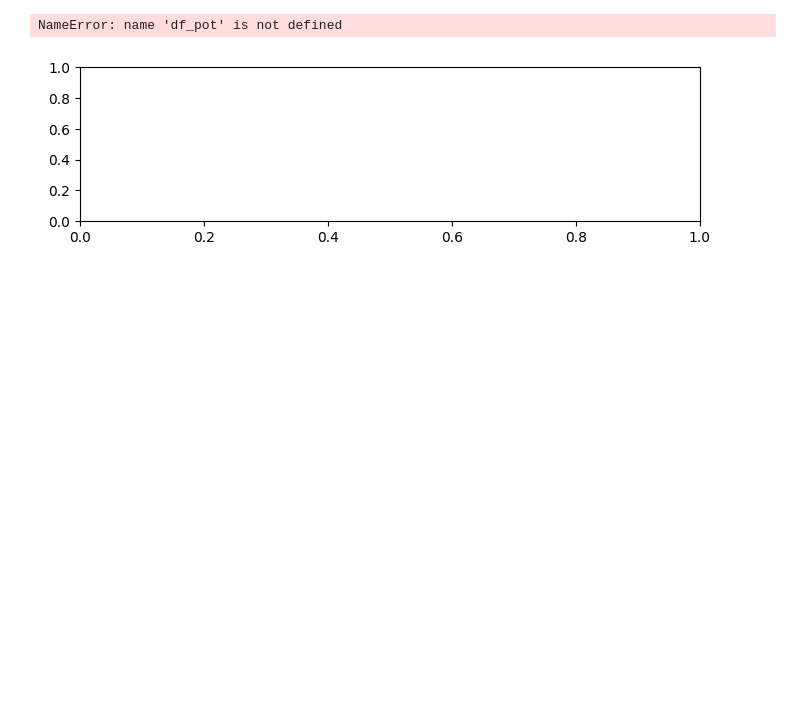
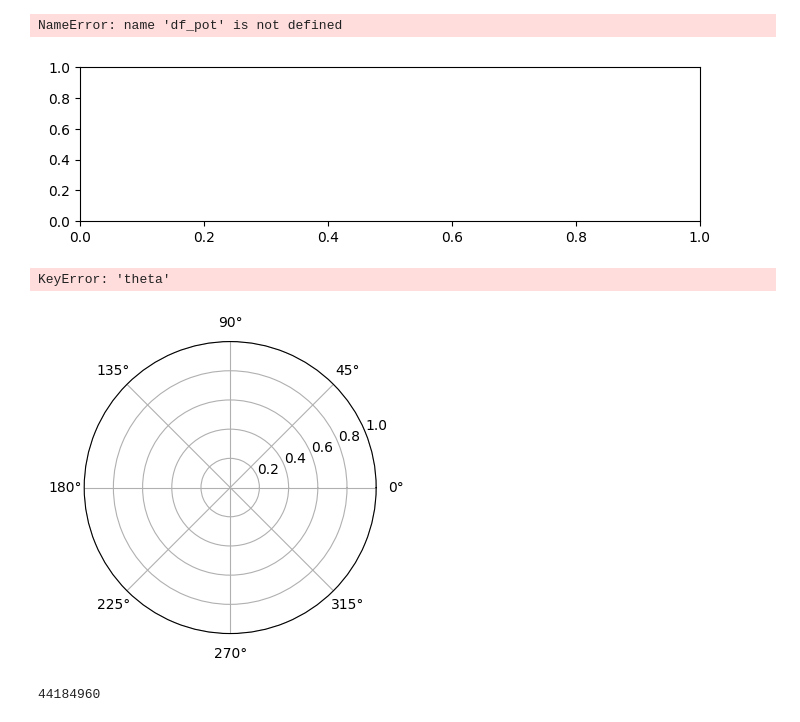
Before and after one commit to Astech34/IMEF, a Jupyter notebook: imef-statistics/edi_dis_spatial_dist_plot.ipynb, the cells around one changed output. Drawn from its saved outputs; the diff is of its cells as text; code cells hidden in the pictures; blank space fills up the shorter version.

```diff
--- a/imef-statistics/edi_dis_spatial_dist_plot.ipynb
+++ b/imef-statistics/edi_dis_spatial_dist_plot.ipynb
@@ -552,0 +859,11 @@ NameError: name 'df_pot' is not defined
+# %%
+mms_dataset = dpp.dat_mms1
+dL = mms_dataset['L']
+dE = mms_dataset['E_EDI']
+counts=1
+
+
+plot_global_efield_one(dE, counts, axes=None, plot_counts=False)
+# %% [output]
+KeyError: 'theta'
+[figure, added]
@@ -552,0 +970,5 @@ NameError: name 'df_pot' is not defined
+# %%
+v = mms_dataset['E_EDI'].loc[:,'x']
+v.size
+# %% [output]
+44184960
```
Also changed, not shown: parts of 2 cells of this notebook, 1 other file.
